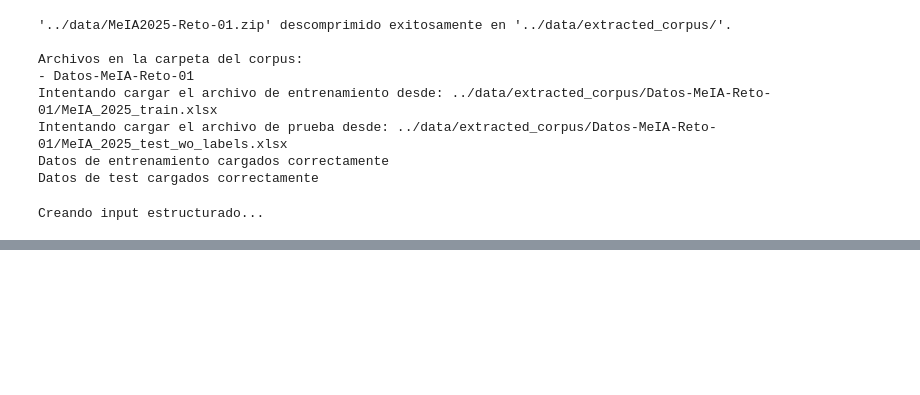
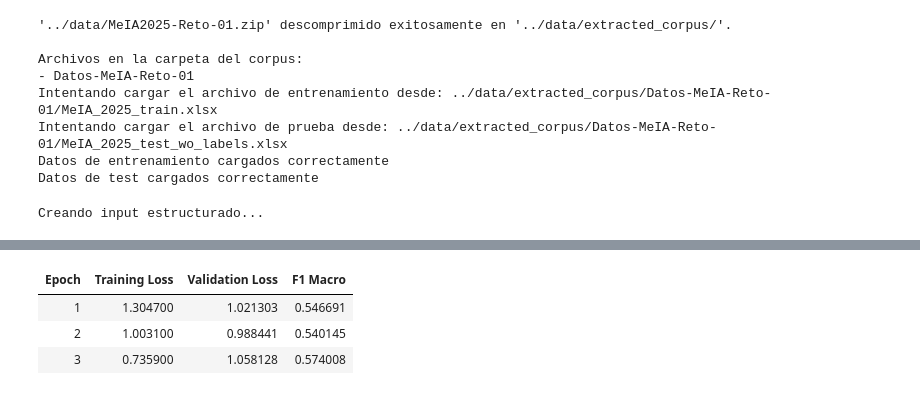
Before and after one commit to Joafp/Desafio_NLP_UNAM, a Jupyter notebook: notebooks/berto.ipynb, the cells around one changed output, grey strips where cells are left out. Saved outputs shown, nothing was run; the diff lists cells and outputs as text; code cells hidden in the pictures; blank space fills up the shorter version.

Commit message:
Bert multi fold

```diff
--- a/notebooks/berto.ipynb
+++ b/notebooks/berto.ipynb
@@ -95,3 +95,96 @@ df_train['structured_text'] = df_train.apply(
 )
 # %% [output]
 Creando input estructurado...
+# %%
+from sklearn.model_selection import KFold
+df_model = df_train.rename(columns={'structured_text': 'text', 'Polarity': 'label'})
+df_model = df_model[['text', 'label']].copy()
+df_model['label'] = df_model['label'].apply(lambda x: int(x) - 1)
+
+
+# --- 2. Modelo, Tokenizador y Métricas ---
+model_name = "dccuchile/bert-base-spanish-wwm-cased"
+tokenizer = AutoTokenizer.from_pretrained(model_name)
+
+def model_init():
+    return AutoModelForSequenceClassification.from_pretrained(model_name, num_labels=5)
+
+def tokenize_function(examples):
+    return tokenizer(examples["text"], padding="max_length", truncation=True, max_length=512)
+
+# La métrica oficial del reto es F1-Macro
+def compute_metrics(eval_pred):
+    logits, labels = eval_pred
+    predictions = np.argmax(logits, axis=-1)
+    return {"f1_macro": f1_score(labels, predictions, average="macro")}
+
+
+# --- 3. El Loop de K-Fold ---
+N_SPLITS = 5
+kf = KFold(n_splits=N_SPLITS, shuffle=True, random_state=42) # Usar random_state para resultados reproducibles
+all_scores = []
+
+print(f"Iniciando entrenamiento con K-Fold de {N_SPLITS} splits...")
+
+for fold, (train_idx, val_idx) in enumerate(kf.split(df_model)):
+    print(f"\n===== FOLD {fold+1}/{N_SPLITS} =====")
+
+    # Crear datasets para este fold específico
+    train_df = df_model.iloc[train_idx]
+    eval_df = df_model.iloc[val_idx]
+
+    train_dataset = Dataset.from_pandas(train_df)
+    eval_dataset = Dataset.from_pandas(eval_df)
+
+    tokenized_train_dataset = train_dataset.map(tokenize_function, batched=True)
+    tokenized_eval_dataset = eval_dataset.map(tokenize_function, batched=True)
+
+    # Directorio de salida único para cada fold
+    output_dir = f"./kfold_model_fold_{fold+1}"
+
+    training_args = TrainingArguments(
+        output_dir=output_dir,
+
+        # --- PARÁMETROS FIJOS (LOS QUE ELEGIMOS) ---
+        learning_rate=5e-5, # El valor por defecto, lo hacemos explícito
+        num_train_epochs=3,
+        per_device_train_batch_size=16,
+        warmup_steps=500,
+        weight_decay=0.01,
+
+        # --- Argumentos de logística ---
+        logging_strategy="epoch",
+        eval_strategy="epoch",
+        save_strategy="epoch",
+        save_total_limit=1,
+        load_best_model_at_end=True,
+        metric_for_best_model="f1_macro",
+        greater_is_better=True,
+        report_to="none",
+    )
+
+    trainer = Trainer(
+        model_init=model_init,
+        args=training_args,
+        train_dataset=tokenized_train_dataset,
+        eval_dataset=tokenized_eval_dataset,
+        tokenizer=tokenizer,
+        compute_metrics=compute_metrics,
+    )
+
+    trainer.train()
+
+    eval_results = trainer.evaluate()
+    score = eval_results["eval_f1_macro"]
+    all_scores.append(score)
+    print(f"F1-Macro para el Fold {fold+1}: {score:.4f}")
+
+    # Guardamos el modelo final del fold
+    trainer.save_model(output_dir)
+
+# --- 4. Resultados Finales de la Validación ---
+print("\n===== Resultados K-Fold =====")
+print(f"F1-Macro scores por fold: { [round(s, 4) for s in all_scores] }")
+print(f"F1-Macro Promedio: {np.mean(all_scores):.4f}")
+print(f"Desviación Estándar: {np.std(all_scores):.4f}")
+# %% [output]
@@ -97,0 +199,4 @@ Creando input estructurado...
+| Epoch | Training Loss | Validation Loss | F1 Macro |
+| 1 | 1.304700 | 1.021303 | 0.546691 |
+| 2 | 1.003100 | 0.988441 | 0.540145 |
+| 3 | 0.735900 | 1.058128 | 0.574008 |
```
Also changed, not shown: parts of 6 cells of this notebook, 1 other file.
